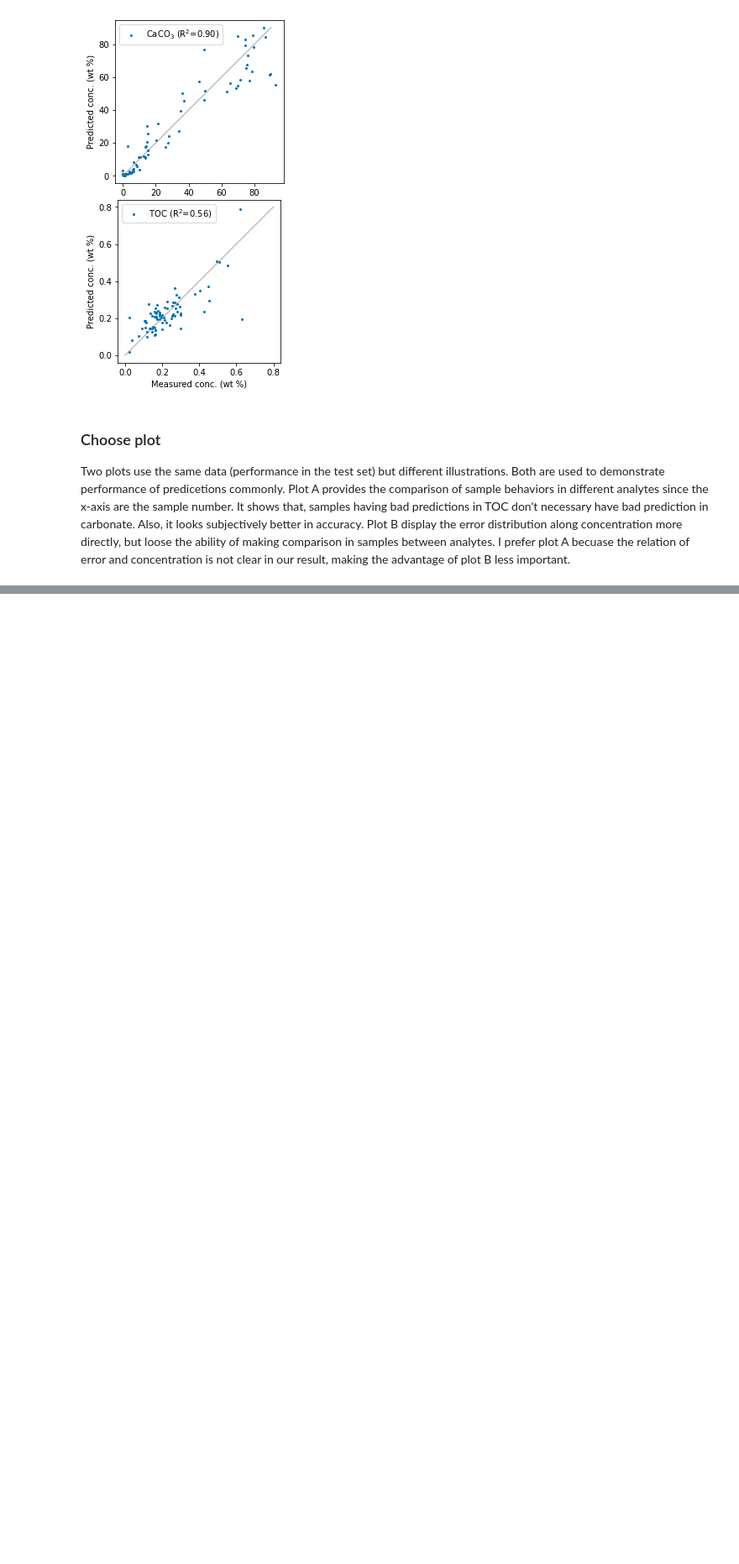
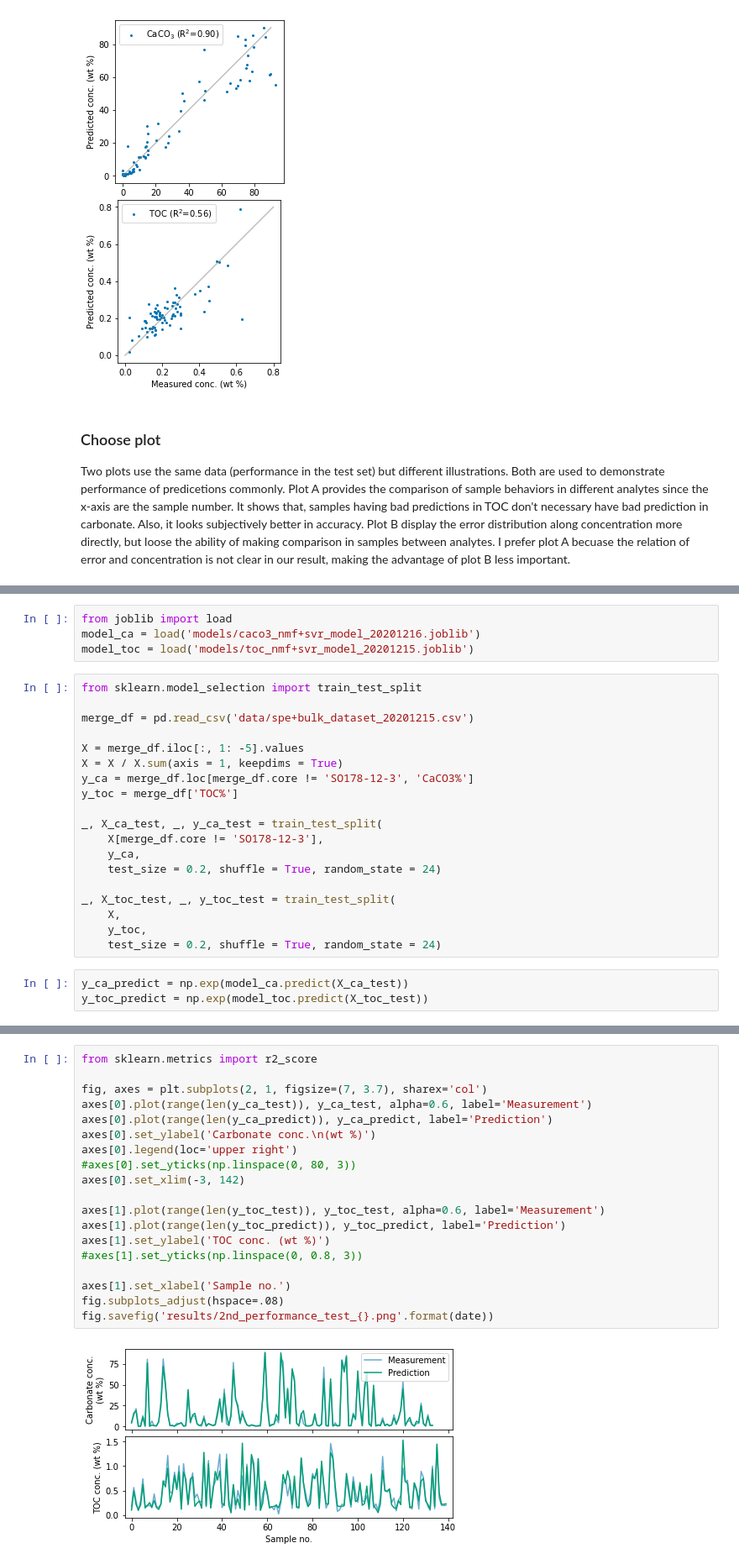
Before and after one commit to dispink/CaCO3_NWP, a Jupyter notebook: plot_for_paper.ipynb, the cells around one changed output, grey strips where cells are left out. Shown at 84% size. Cells and saved outputs as stored; diff of their text form; blank space fills up the shorter version.

```diff
--- a/plot_for_paper.ipynb
+++ b/plot_for_paper.ipynb
@@ -376,0 +560,26 @@ Two plots use the same data (performance in the test set) but different illustra
+# %%
+from joblib import load
+model_ca = load('models/caco3_nmf+svr_model_20201216.joblib')
+model_toc = load('models/toc_nmf+svr_model_20201215.joblib')
+# %%
+from sklearn.model_selection import train_test_split
+
+merge_df = pd.read_csv('data/spe+bulk_dataset_20201215.csv')
+
+X = merge_df.iloc[:, 1: -5].values
+X = X / X.sum(axis = 1, keepdims = True)
+y_ca = merge_df.loc[merge_df.core != 'SO178-12-3', 'CaCO3%']
+y_toc = merge_df['TOC%']
+
+_, X_ca_test, _, y_ca_test = train_test_split(
+    X[merge_df.core != 'SO178-12-3'],
+    y_ca,
+    test_size = 0.2, shuffle = True, random_state = 24)
+
+_, X_toc_test, _, y_toc_test = train_test_split(
+    X,
+    y_toc,
+    test_size = 0.2, shuffle = True, random_state = 24)
+# %%
+y_ca_predict = np.exp(model_ca.predict(X_ca_test))
+y_toc_predict = np.exp(model_toc.predict(X_toc_test))
@@ -376,0 +614,21 @@ Two plots use the same data (performance in the test set) but different illustra
+# %%
+from sklearn.metrics import r2_score
+
+fig, axes = plt.subplots(2, 1, figsize=(7, 3.7), sharex='col')
+axes[0].plot(range(len(y_ca_test)), y_ca_test, alpha=0.6, label='Measurement')
+axes[0].plot(range(len(y_ca_predict)), y_ca_predict, label='Prediction')
+axes[0].set_ylabel('Carbonate conc.\n(wt %)')
+axes[0].legend(loc='upper right')
+#axes[0].set_yticks(np.linspace(0, 80, 3))
+axes[0].set_xlim(-3, 142)
+
+axes[1].plot(range(len(y_toc_test)), y_toc_test, alpha=0.6, label='Measurement')
+axes[1].plot(range(len(y_toc_predict)), y_toc_predict, label='Prediction')
+axes[1].set_ylabel('TOC conc. (wt %)')
+#axes[1].set_yticks(np.linspace(0, 0.8, 3))
+
+axes[1].set_xlabel('Sample no.')
+fig.subplots_adjust(hspace=.08)
+fig.savefig('results/2nd_performance_test_{}.png'.format(date))
+# %% [output]
+[figure, added]
```
Also changed, not shown: parts of 34 cells of this notebook.
